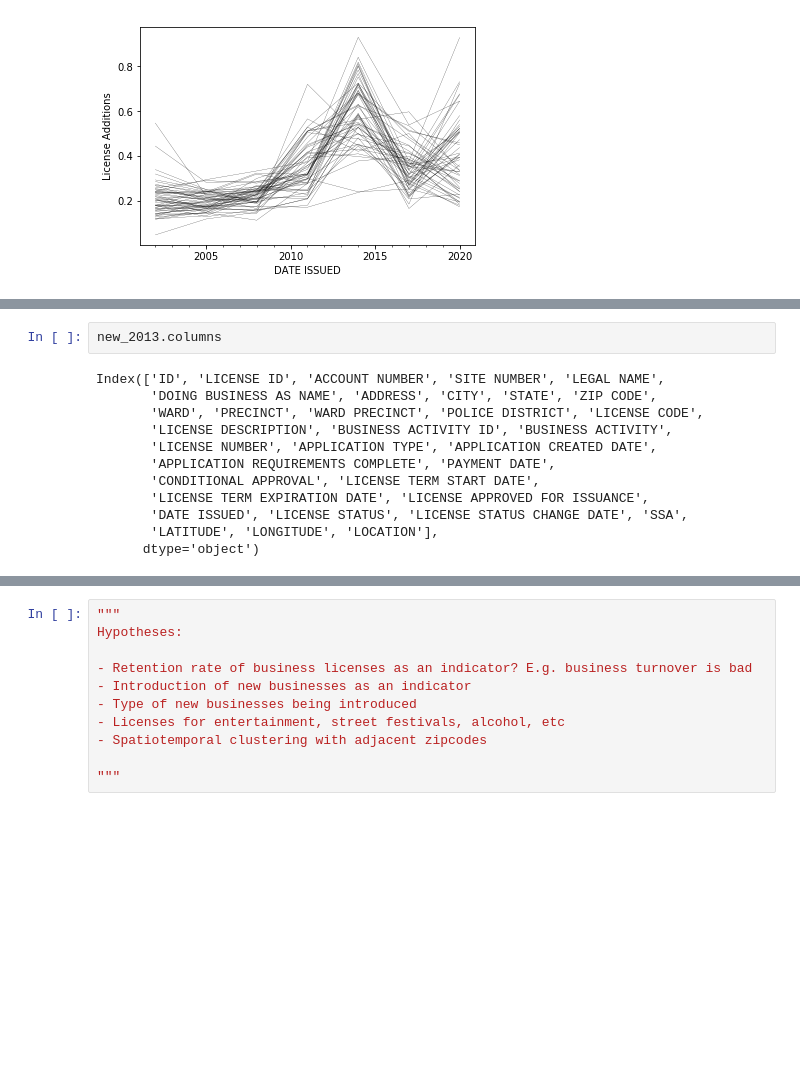
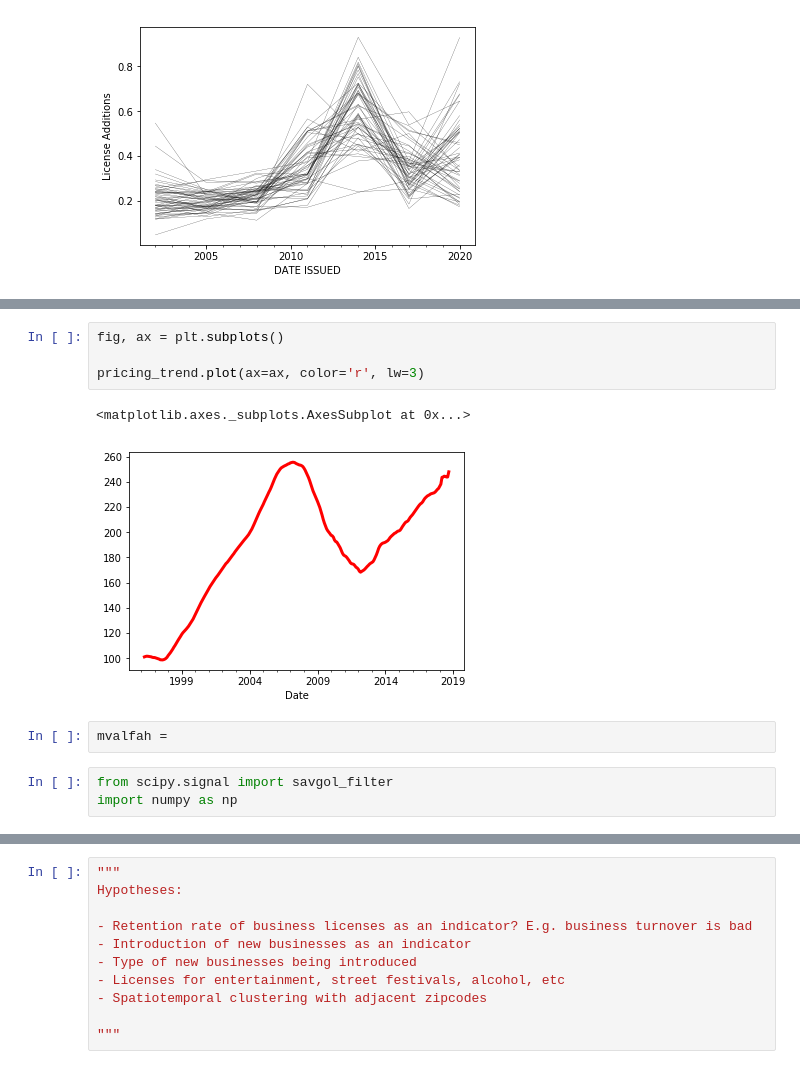
Before and after one commit to sbernasek/chicago, a Jupyter notebook: project.ipynb, the cells around one changed output, grey strips where cells are left out. Saved outputs shown, nothing was run; the diff lists cells and outputs as text; blank space fills up the shorter version.

```diff
--- a/project.ipynb
+++ b/project.ipynb
@@ -550,14 +97,12 @@ new_2013.groupby('LICENSE CODE').count()
-# %%
-new_2013.columns
-# %% [output]
-Index(['ID', 'LICENSE ID', 'ACCOUNT NUMBER', 'SITE NUMBER', 'LEGAL NAME',
-       'DOING BUSINESS AS NAME', 'ADDRESS', 'CITY', 'STATE', 'ZIP CODE',
-       'WARD', 'PRECINCT', 'WARD PRECINCT', 'POLICE DISTRICT', 'LICENSE CODE',
-       'LICENSE DESCRIPTION', 'BUSINESS ACTIVITY ID', 'BUSINESS ACTIVITY',
-       'LICENSE NUMBER', 'APPLICATION TYPE', 'APPLICATION CREATED DATE',
-       'APPLICATION REQUIREMENTS COMPLETE', 'PAYMENT DATE',
-       'CONDITIONAL APPROVAL', 'LICENSE TERM START DATE',
-       'LICENSE TERM EXPIRATION DATE', 'LICENSE APPROVED FOR ISSUANCE',
-       'DATE ISSUED', 'LICENSE STATUS', 'LICENSE STATUS CHANGE DATE', 'SSA',
-       'LATITUDE', 'LONGITUDE', 'LOCATION'],
-      dtype='object')
+# %%
+fig, ax = plt.subplots()
+
+pricing_trend.plot(ax=ax, color='r', lw=3)
+# %% [output]
+<matplotlib.axes._subplots.AxesSubplot at 0x...>
+[figure, added]
+# %%
+mvalfah =
+# %%
+from scipy.signal import savgol_filter
+import numpy as np
```
Also changed, not shown: parts of 34 cells of this notebook, 6 other files.
